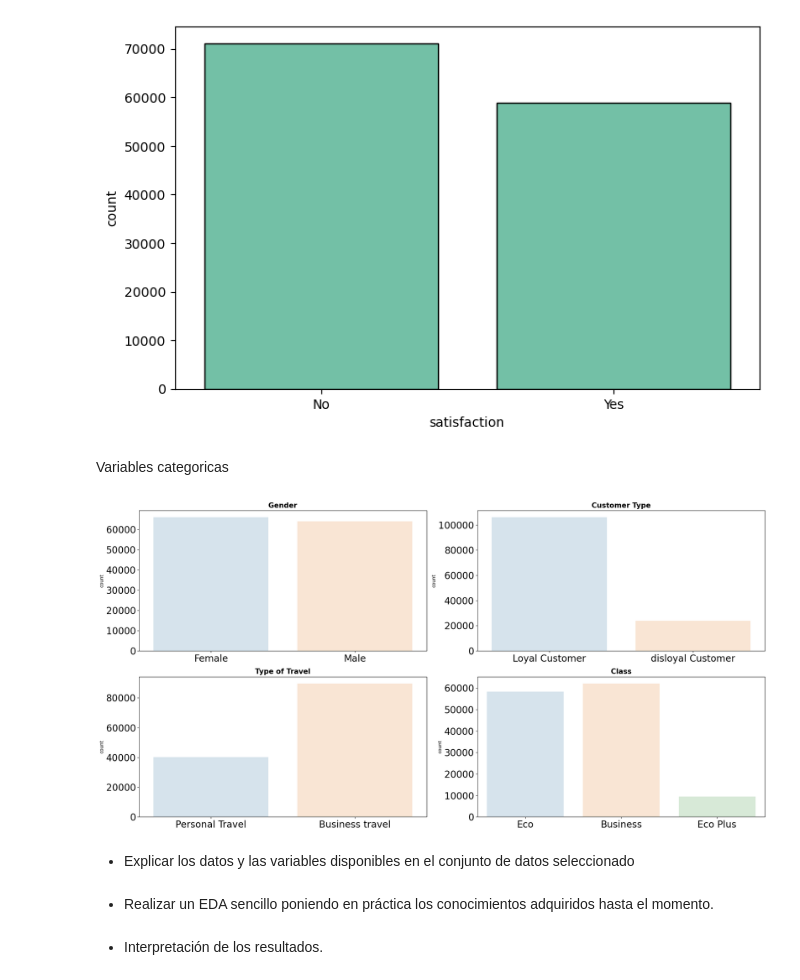
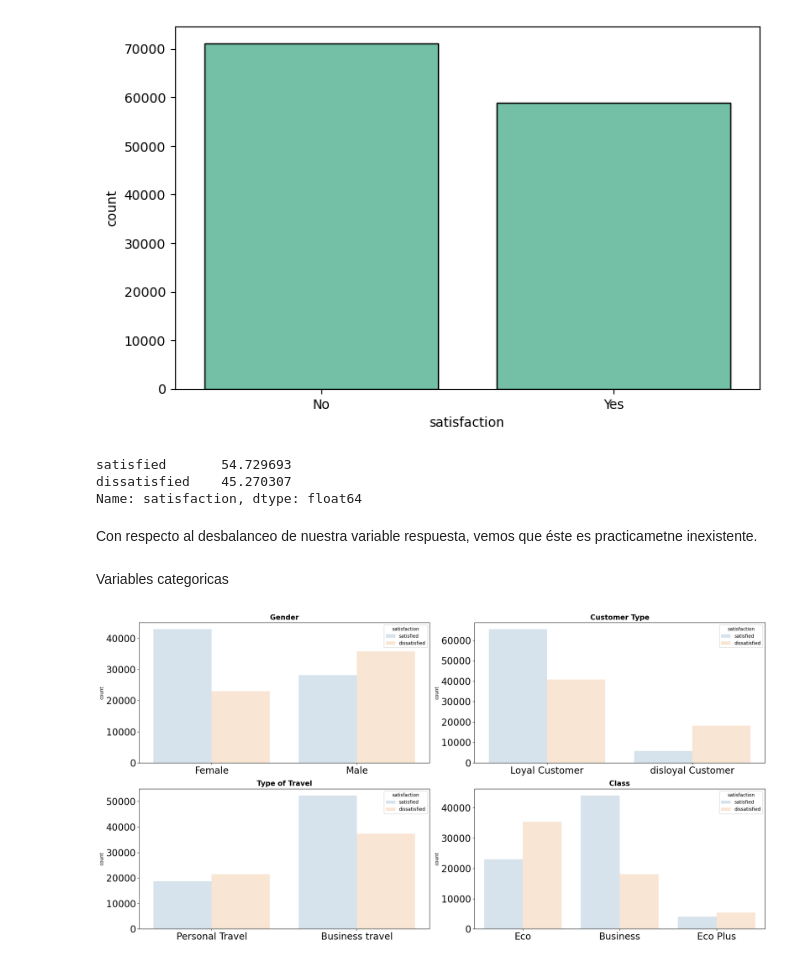
Before and after one commit to Adalab/DA-promo-b-modulo-3-sprint-1-Paula-Yadira, a Jupyter notebook: Regresión logistica/I-pair-programming-EDA.ipynb, the cells around one changed output. Drawn from its saved outputs; the diff is of its cells as text; code cells hidden in the pictures.

```diff
--- a/Regresión logistica/I-pair-programming-EDA.ipynb
+++ b/Regresión logistica/I-pair-programming-EDA.ipynb
@@ -146,37 +150,39 @@ fig1.set(xticklabels=["No", "Yes"])
 plt.show();
 # %% [output]
 [figure]
+# %%
+(df['satisfaction'].value_counts()/df.shape[0])*100
+# %% [output]
+satisfied       54.729693
+dissatisfied    45.270307
+Name: satisfaction, dtype: float64
+# %% [markdown]
+Con respecto al desbalanceo de nuestra variable respuesta, vemos que éste es practicametne inexistente.
 # %% [markdown]
 Variables categoricas
 # %%
 # Gráfico de distribución para cada variable categórica
 # ==============================================================================
 
 fig, axes = plt.subplots(nrows = 2, ncols = 2, figsize = (20, 10))
 
 axes = axes.flat
 columnas_cat = df.select_dtypes(include = "object").columns.drop("satisfaction")
 
 for i, colum in enumerate(columnas_cat):
     sns.countplot(
         data = df,
         x = colum,
-        #hue = "satisfaction",
+        hue = "satisfaction",
         alpha = 0.2,
         ax = axes[i])
 
 
     axes[i].set_title(colum, fontsize = 15, fontweight = "bold")
     axes[i].tick_params(labelsize = 20)
     axes[i].set_xlabel("")
     #axes[i].legend(loc= "upper right")
 
 fig.tight_layout();
 # %% [output]
-[figure, old version]
+[figure, new version]
-# %% [markdown]
-- Explicar los datos y las variables disponibles en el conjunto de datos seleccionado
-# %% [markdown]
-- Realizar un EDA sencillo poniendo en práctica los conocimientos adquiridos hasta el momento.
-# %% [markdown]
-- Interpretación de los resultados.
```
Also changed, not shown: parts of 31 cells of this notebook, 3 other files.
